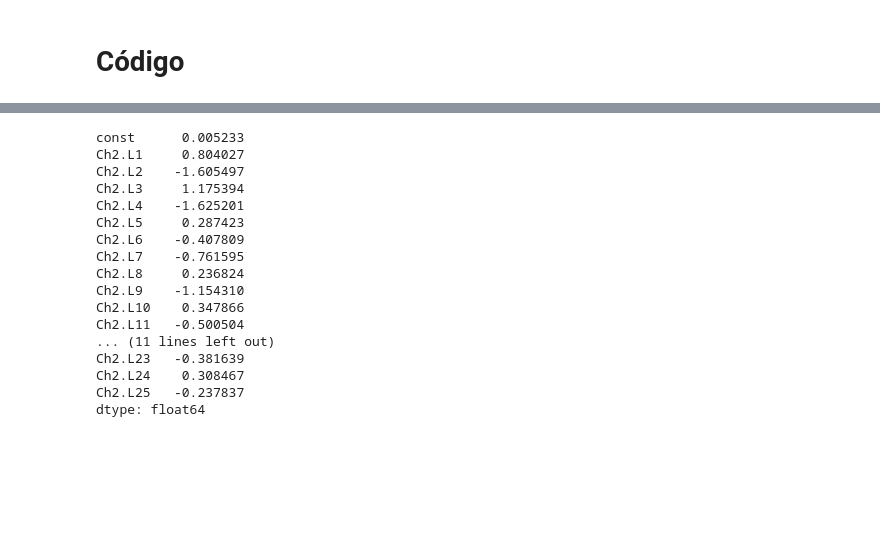
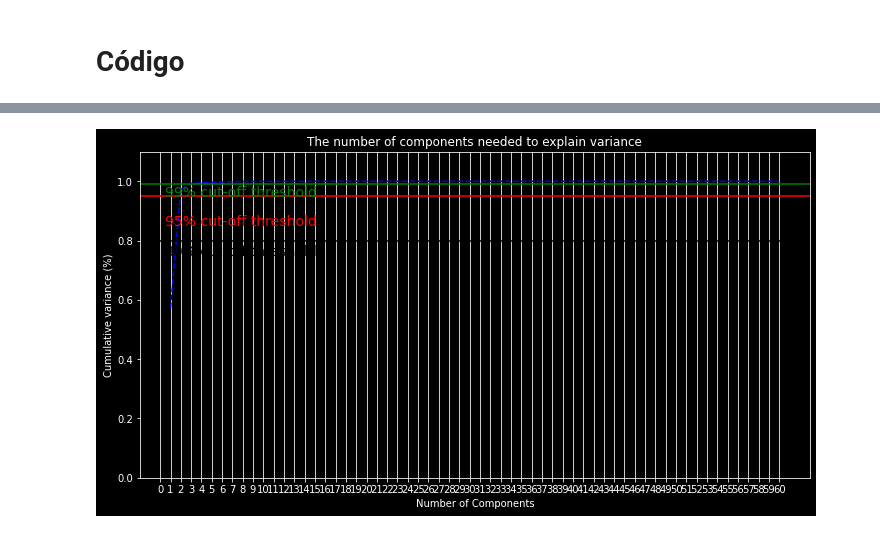
Before and after one commit to fefilizzola/HIML_TrabalhoFinal, a Jupyter notebook: trabalho_final_revGFS.ipynb, the cells around one changed output, grey strips where cells are left out. Saved outputs shown, nothing was run; the diff lists cells and outputs as text; code cells hidden in the pictures; blank space fills up the shorter version.

```diff
--- a/trabalho_final_revGFS.ipynb
+++ b/trabalho_final_revGFS.ipynb
@@ -165,51 +35,69 @@ ValueError: operands could not be broadcast together with shapes (209916,) (2132
-# %%
-# plt.plot(x[2:],abs(np.transpose(df_all.iloc[5,:])[2:]))
-# plt.plot(x[2:],abs(np.transpose(df_all.iloc[48,:])[2:]))
-# #plt.plot(x[2:],abs(np.transpose(df_all.iloc[58,:])[2:]))
-ARmodel.params
-# %% [output]
-const      0.005233
-Ch2.L1     0.804027
-Ch2.L2    -1.605497
-Ch2.L3     1.175394
-Ch2.L4    -1.625201
-Ch2.L5     0.287423
-Ch2.L6    -0.407809
-Ch2.L7    -0.761595
-Ch2.L8     0.236824
-Ch2.L9    -1.154310
-Ch2.L10    0.347866
-Ch2.L11   -0.500504
-... (11 lines left out)
-Ch2.L23   -0.381639
-Ch2.L24    0.308467
-Ch2.L25   -0.237837
-dtype: float64
+# %%
+# Params Download Data.
+case_scheme = ["R", "L", "H"]
+CH_numbers = 8
+na = 17
+# string="white_noise_"+str(case_num)+".lvm"
+# d=read(join(getcwd(),f'Case_{case_scheme[0]}_(+25)/Case_{case_scheme[0]}_(+25)_{sensor_scheme}/',string))
+# d[0]['Channel names'].pop()
+# df=pd.DataFrame(d[0]['data'],columns=d[0]['Channel names'])
+df_AR = []
+for jj, case in enumerate(case_scheme):
+    #for i in tqdm(range(1, 41), desc=f"Case {case}"):
+    for i in range(1, 41):
+        if i > 20:
+            ij = i-20
+            sensor_scheme = "2"
+        else:
+            ij=i
+            sensor_scheme ="1" # Sensor Scheme Choosed
+
+        string="white_noise_"+str(ij)+".lvm"
+        try:
+            #print(f"{case}_{sensor_scheme}_{ij}")
+            d=read(join(getcwd(),f'Case_{case}_(+25)/Case_{case}_(+25)_{sensor_scheme}/',string))
+            d[0]['Channel names'].pop()
+            df=pd.DataFrame(d[0]['data'],columns=d[0]['Channel names'])
+            ARmodel1 = AutoReg(df[f"Ch1"],na).fit()
+            ARmodel2 = AutoReg(df[f"Ch2"],na).fit()
+            ARmodel3 = AutoReg(df[f"Ch3"],na).fit()
+            ARmodel4 = AutoReg(df[f"Ch4"],na).fit()
+            ARmodel5 = AutoReg(df[f"Ch5"],na).fit()
+            ARmodel6 = AutoReg(df[f"Ch6"],na).fit()
+            ARmodel7 = AutoReg(df[f"Ch7"],na).fit()
+            ARmodel8 = AutoReg(df[f"Ch8"],na).fit()
+            ARparams=np.concatenate([ARmodel1.params,ARmodel2.params,ARmodel3.params,ARmodel4.params,
+                                     ARmodel5.params,ARmodel6.params,ARmodel7.params,ARmodel8.params,[jj+1]])
+            df_AR.append(ARparams)
+        except:
+            continue
+df_AR=np.array(df_AR)
 # %%
 # PCA
-
-pca = PCA().fit(df_all.to_numpy())
+pca = PCA().fit(df_AR[:,:-1])
 plt.rcParams["figure.figsize"] = (12,6)
 fig, ax = plt.subplots()
 exp_var = pca.explained_variance_ratio_
 yi = np.cumsum(exp_var)
 xi = np.arange(1, len(exp_var)+1, step=1)
 
 plt.ylim(0.0,1.1)
 plt.plot(xi, yi, linestyle='--', color='b')
 
 plt.xlabel('Number of Components')
 plt.xticks(np.arange(0,len(exp_var)+1, step=1)) #change from 0-based array index to 1-based human-readable label
 plt.ylabel('Cumulative variance (%)')
 plt.title('The number of components needed to explain variance')
 
 plt.axhline(y=0.95, color='r', linestyle='-')
 plt.text(0.5, 0.85, '95% cut-off threshold', color = 'red', fontsize=14)
 plt.axhline(y=0.99, color='g', linestyle='-')
 plt.text(0.5, 0.95, '99% cut-off threshold', color = 'green', fontsize=14)
 plt.axhline(y=0.80, color='black', linestyle='-')
 plt.text(0.5, 0.75, '80% cut-off threshold', color = 'black', fontsize=14)
 
 ax.grid(axis='x')
 plt.show()
+# %% [output]
+[figure, added]
 # %%
```
Also changed, not shown: parts of 9 cells of this notebook.
